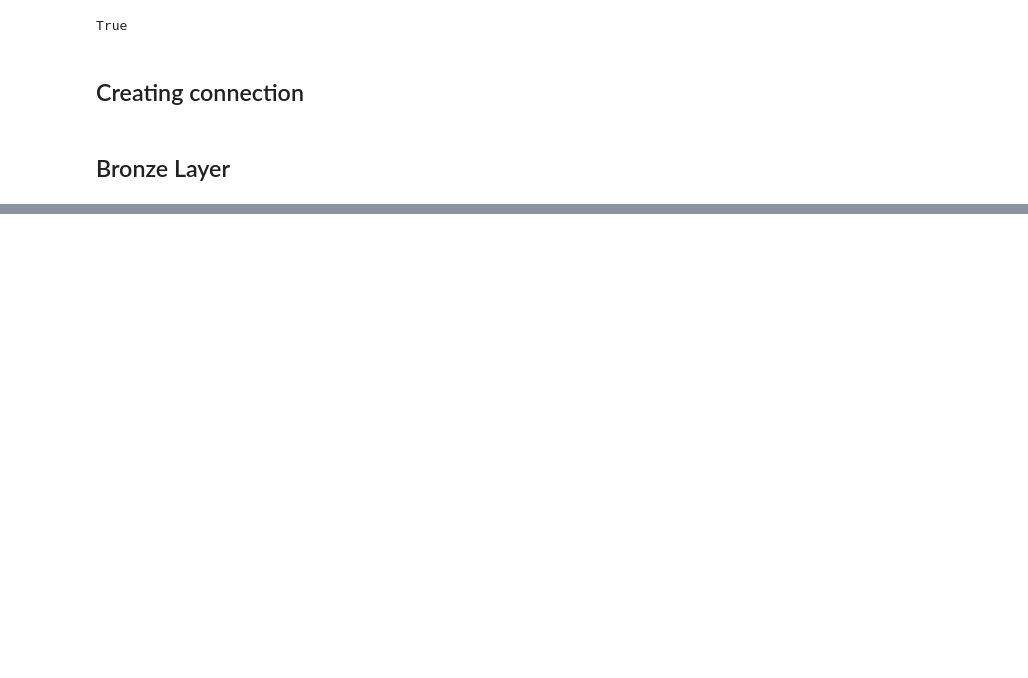
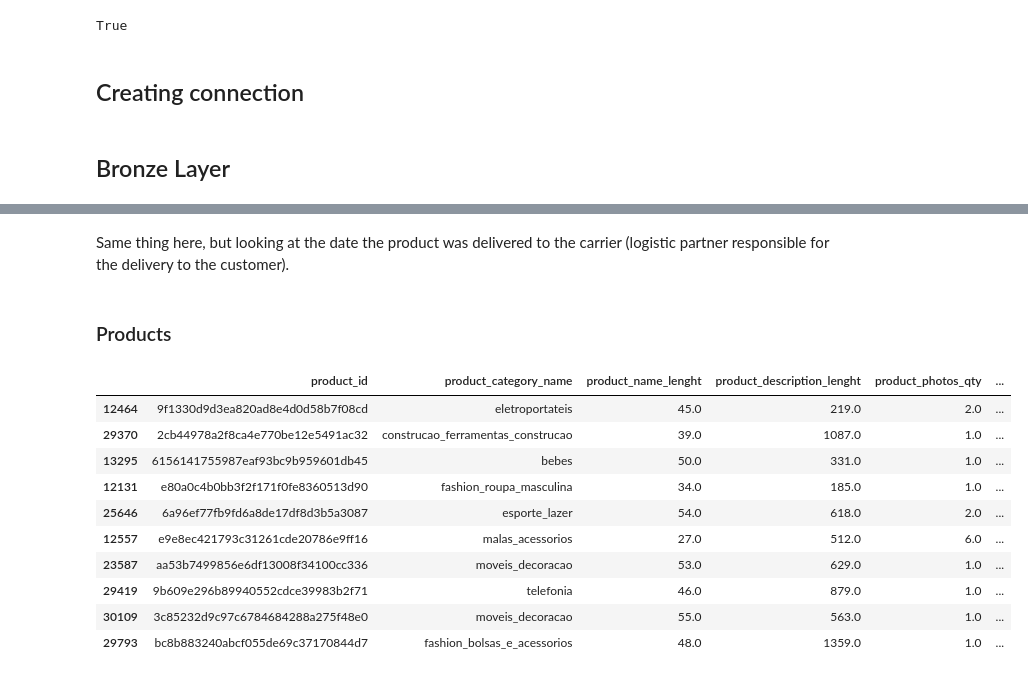
Before and after one commit to doegemon/etl_churn, a Jupyter notebook: notebooks/dbt_data_check.ipynb, the cells around one changed output, grey strips where cells are left out. Cells and saved outputs as stored; diff of their text form; code cells hidden in the pictures; blank space fills up the shorter version.

```diff
--- a/notebooks/dbt_data_check.ipynb
+++ b/notebooks/dbt_data_check.ipynb
@@ -171,0 +580,19 @@ display(df)
+# %% [markdown]
+Same thing here, but looking at the date the product was delivered to the carrier (logistic partner responsible for the delivery to the customer).
+# %% [markdown]
+### Products
+# %%
+df_products = pd.read_sql('SELECT * FROM bronze_products', con=engine)
+display(df_products.sample(10))
+# %% [output]
+|  | product_id | product_category_name | product_name_lenght | product_description_lenght | product_photos_qty | ... |
+| 12464 | 9f1330d9d3ea820ad8e4d0d58b7f08cd | eletroportateis | 45.0 | 219.0 | 2.0 | ... |
+| 29370 | 2cb44978a2f8ca4e770be12e5491ac32 | construcao_ferramentas_construcao | 39.0 | 1087.0 | 1.0 | ... |
+| 13295 | 6156141755987eaf93bc9b959601db45 | bebes | 50.0 | 331.0 | 1.0 | ... |
+| 12131 | e80a0c4b0bb3f2f171f0fe8360513d90 | fashion_roupa_masculina | 34.0 | 185.0 | 1.0 | ... |
+| 25646 | 6a96ef77fb9fd6a8de17df8d3b5a3087 | esporte_lazer | 54.0 | 618.0 | 2.0 | ... |
+| 12557 | e9e8ec421793c31261cde20786e9ff16 | malas_acessorios | 27.0 | 512.0 | 6.0 | ... |
+| 23587 | aa53b7499856e6df13008f34100cc336 | moveis_decoracao | 53.0 | 629.0 | 1.0 | ... |
+| 29419 | 9b609e296b89940552cdce39983b2f71 | telefonia | 46.0 | 879.0 | 1.0 | ... |
+| 30109 | 3c85232d9c97c6784684288a275f48e0 | moveis_decoracao | 55.0 | 563.0 | 1.0 | ... |
+| 29793 | bc8b883240abcf055de69c37170844d7 | fashion_bolsas_e_acessorios | 48.0 | 1359.0 | 1.0 | ... |
```
Also changed, not shown: parts of 78 cells of this notebook, 1 other file.
